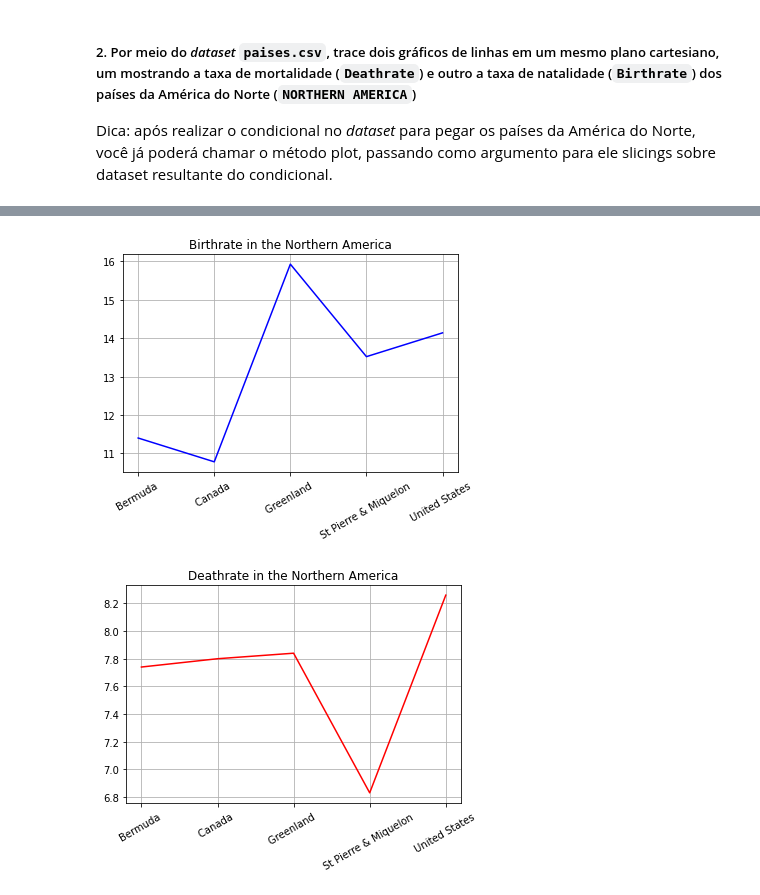
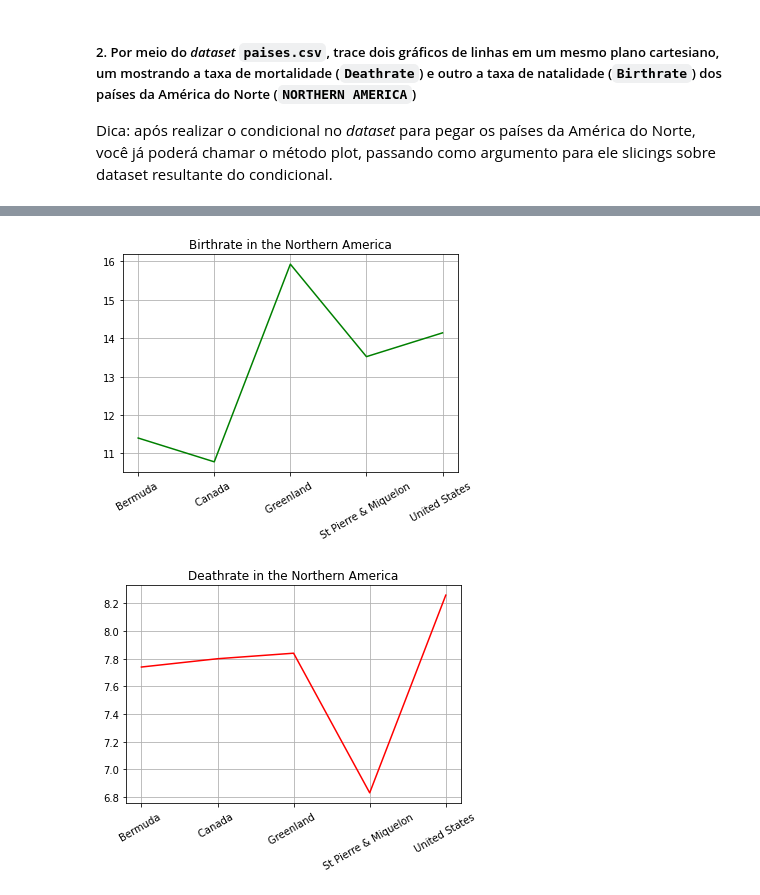
Before and after one commit to bio353/c111-exercicios, a Jupyter notebook: Capítulo 6.ipynb, the cells around one changed output, grey strips where cells are left out. Cells and saved outputs as stored; diff of their text form; code cells hidden in the pictures.

```diff
--- a/Capítulo 6.ipynb
+++ b/Capítulo 6.ipynb
@@ -56,7 +56,7 @@ df2.head()
 | 3 | American Samoa | OCEANIA | 57794 | 199 | 290.4 | 58.29 | ... |
 | 4 | Andorra | WESTERN EUROPE | 71201 | 468 | 152.1 | 0.00 | ... |
 # %%
-na_countries = df2.where(df2['Region'].str.find('NORTHERN AMERICA') != -1).dropna()
+na_countries = df2.where(df2['Region'].str.contains('NORTHERN AMERICA')).dropna()
 na_countries
 # %% [output]
 |  | Country | Region | Population | Area (sq. mi.) | Pop. Density (per sq. mi.) | Coastline (coast/area ratio) | ... |
@@ -67,12 +67,12 @@ na_countries
 | 214 | United States | NORTHERN AMERICA | 298444215.0 | 9631420.0 | 31.0 | 0.21 | ... |
 # %%
 plt.title('Birthrate in the Northern America')
-plt.plot(na_countries['Country'], na_countries['Birthrate'], color='blue')
+plt.plot(na_countries['Country'], na_countries['Birthrate'], color='green')
 plt.xticks(rotation=30)
 plt.grid(True)
 plt.show()
 # %% [output]
-[figure, old version]
+[figure, new version]
 # %%
 plt.title('Deathrate in the Northern America')
 plt.plot(na_countries['Country'], na_countries['Deathrate'], color='red')
```
Also changed, not shown: parts of 2 cells of this notebook, 1 other file.
